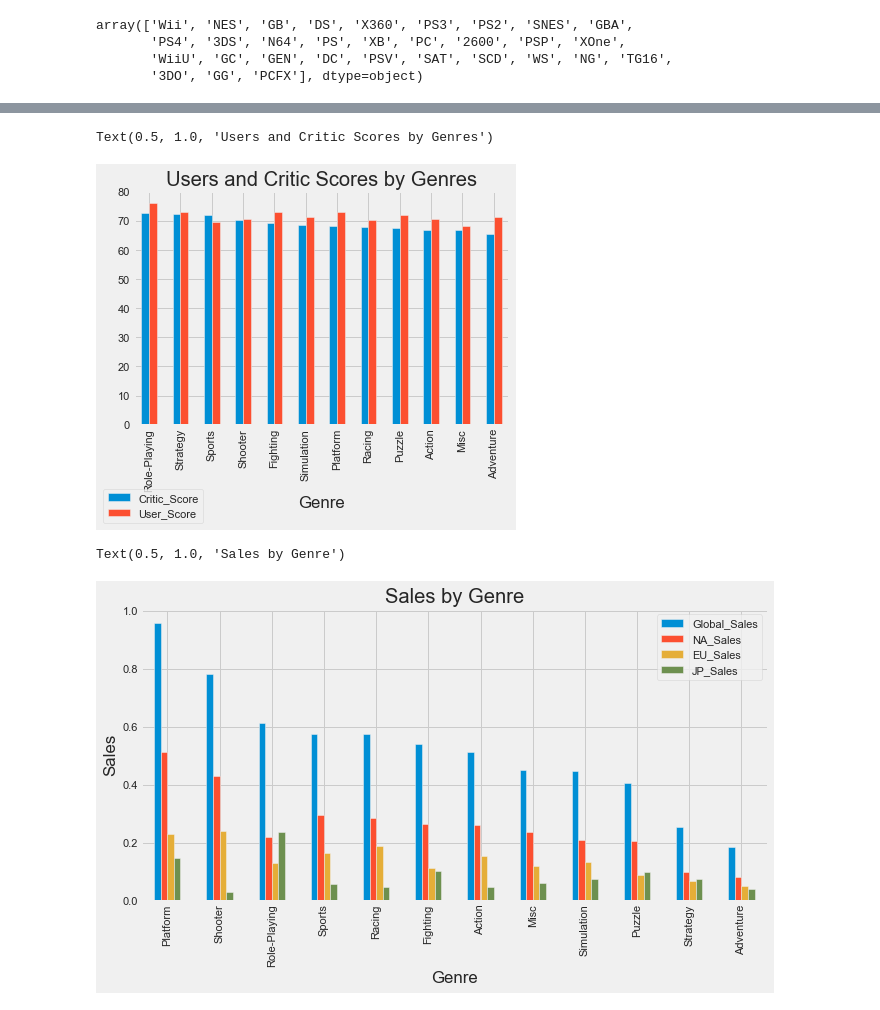
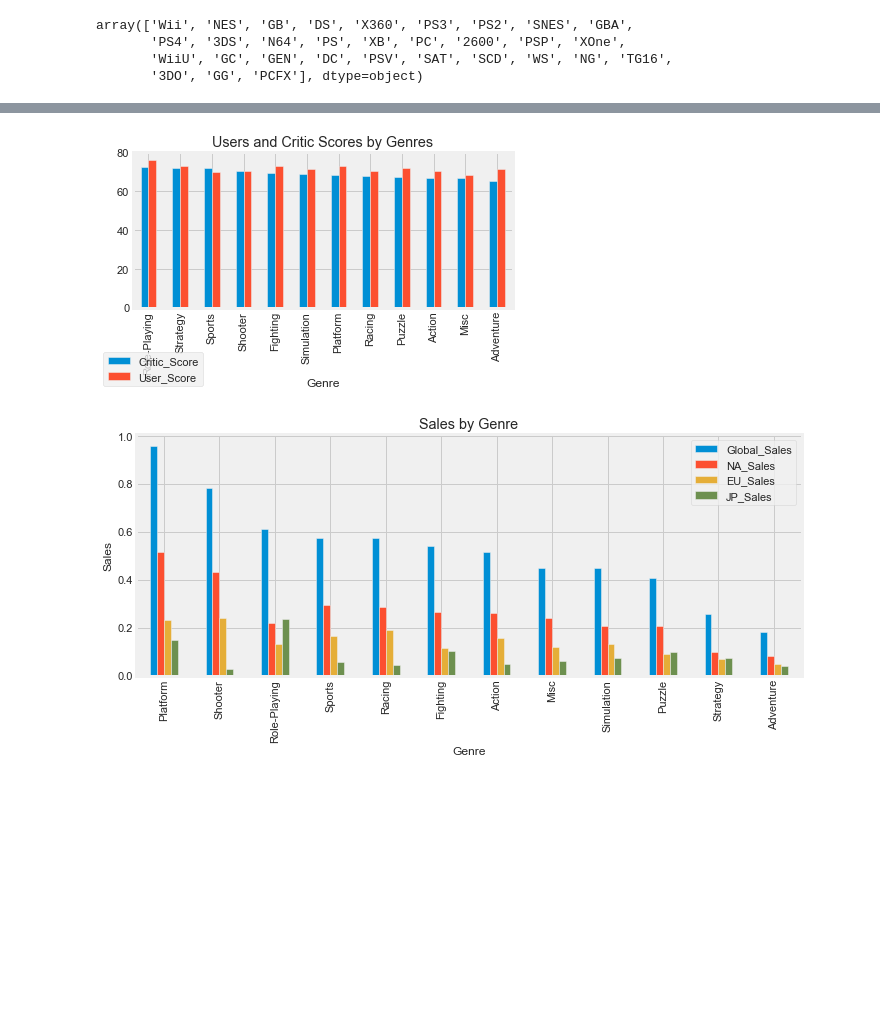
Before and after one commit to Noixas/DataMadness-2020-Video-Games-Sales-2019, a Jupyter notebook: datamadness.ipynb, the cells around one changed output, grey strips where cells are left out. Saved outputs shown, nothing was run; the diff lists cells and outputs as text; code cells hidden in the pictures; blank space fills up the shorter version.

```diff
--- a/datamadness.ipynb
+++ b/datamadness.ipynb
@@ -201,11 +200,12 @@ Name: Global_Sales, dtype: float64
 # %%
 ab = pd.concat([a,b],axis=1).sort_values(by=['Critic_Score'],ascending=False)
 ax = ab.plot(kind='bar')
 ax.get_legend().set_bbox_to_anchor((0.2, -0.25))
 ax.set_title('Users and Critic Scores by Genres')
+plt.tight_layout()
+plt.savefig('figures/users_and_critic_scores_by_genre.png',dpi=400)
 # %% [output]
-Text(0.5, 1.0, 'Users and Critic Scores by Genres')
-[figure, old version]
+[figure, new version]
 # %%
 # fig = plt.figure(figsize=(30,30))
 # fig.suptitle('Sales by Genre', fontsize=40)
@@ -254,9 +254,10 @@ plt.title('Sales by Genre')
 
 # df.groupby('Genre')['JP_Sales'].mean()
 #in Japan Role-Playing games significantly has a higher sale
+plt.tight_layout()
+plt.savefig('figures/sales_by_genre.png',dpi=400)
 # %% [output]
-Text(0.5, 1.0, 'Sales by Genre')
-[figure, old version]
+[figure, new version]
 # %%
 df.groupby('Year_of_Release')['Platform'].count().plot()
 # %% [output]
```
Also changed, not shown: parts of 11 cells of this notebook, 7 other files.
